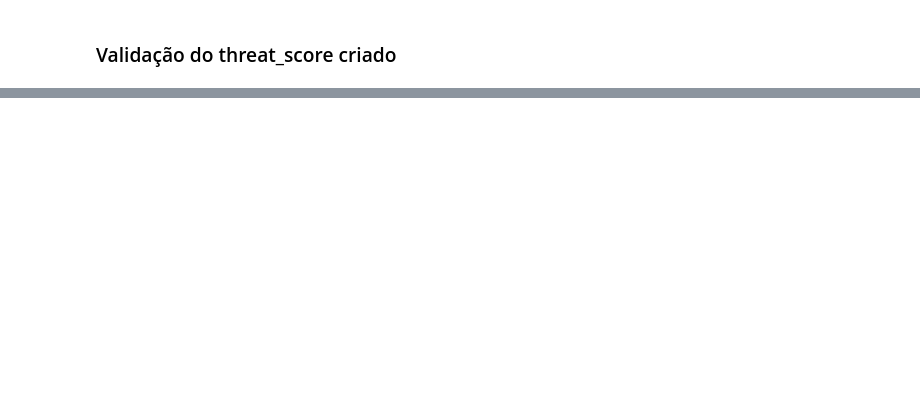
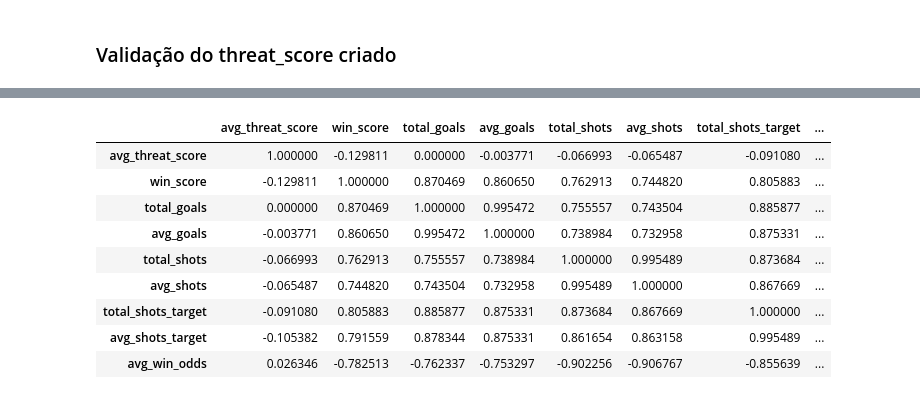
Before and after one commit to matheussmelo/defensive-performance-prediction, a Jupyter notebook: notebooks/2_engineering/target_engineering.ipynb, the cells around one changed output, grey strips where cells are left out. Drawn from its saved outputs; the diff is of its cells as text; code cells hidden in the pictures; blank space fills up the shorter version.

Commit message:
Validação do threat_score com base de odds por jogo e por time

```diff
--- a/notebooks/2_engineering/target_engineering.ipynb
+++ b/notebooks/2_engineering/target_engineering.ipynb
@@ -551,9 +728,9 @@ df_pl_match_stats_22_23_filtrado = df_pl_match_stats_22_23.select(
     'FTHG',
     'FTAG',
     'FTR',
-    'HTHG',
-    'HTAG',
-    'HTR',
+    #'HTHG',
+    #'HTAG',
+    #'HTR',
     'HS',
     'AS',
     'HST',
@@ -619,0 +790,10 @@ df_events.filter(F.col('gameId') == 4458).show()
+# %%
+df_avg_threat_match_stats = (
+    df_avg_threat.join(
+        df_pl_match_stats_22_23_filtrado_mapped,
+        on= ['date', 'homeTeamName', 'opponentTeamName'],
+        how='left'
+    )
+)
+
+df_avg_threat_match_stats.show()
@@ -619,0 +876,25 @@ df_events.filter(F.col('gameId') == 4458).show()
+# %%
+# Saldo do time da casa na temporada
+df_avg_threat_teams_season = (
+    df_team_match.groupby(
+        'TeamName'
+        )
+    .agg(
+        F.median(F.col('avg_threat_score')).alias('avg_threat_score'),
+
+        F.round(F.mean(F.when(F.col("win"), 1).otherwise(0)), 2).alias("win_score"),
+
+        F.sum(F.col('goals')).alias('total_goals'),
+        F.round(F.mean(F.col('goals')), 2).alias('avg_goals'),
+
+        F.sum(F.col('shots')).alias('total_shots'),
+        F.round(F.mean(F.col('shots')), 2).alias('avg_shots'),
+
+        F.sum(F.col('shots_target')).alias('total_shots_target'),
+        F.round(F.mean(F.col('shots_target')), 2).alias('avg_shots_target'),
+
+        F.round(F.median(F.col('avg_win_odds')), 2).alias('avg_win_odds'),
+    ).sort('win_score', ascending=False)
+)
+
+#df_avg_threat_teams_season.show()
@@ -619,0 +919,14 @@ df_events.filter(F.col('gameId') == 4458).show()
+# %%
+df_avg_threat_teams_season_pd = df_avg_threat_teams_season.toPandas()
+df_avg_threat_teams_season_pd.drop('TeamName', axis=1).corr('spearman')
+# %% [output]
+|  | avg_threat_score | win_score | total_goals | avg_goals | total_shots | avg_shots | total_shots_target | ... |
+| avg_threat_score | 1.000000 | -0.129811 | 0.000000 | -0.003771 | -0.066993 | -0.065487 | -0.091080 | ... |
+| win_score | -0.129811 | 1.000000 | 0.870469 | 0.860650 | 0.762913 | 0.744820 | 0.805883 | ... |
+| total_goals | 0.000000 | 0.870469 | 1.000000 | 0.995472 | 0.755557 | 0.743504 | 0.885877 | ... |
+| avg_goals | -0.003771 | 0.860650 | 0.995472 | 1.000000 | 0.738984 | 0.732958 | 0.875331 | ... |
+| total_shots | -0.066993 | 0.762913 | 0.755557 | 0.738984 | 1.000000 | 0.995489 | 0.873684 | ... |
+| avg_shots | -0.065487 | 0.744820 | 0.743504 | 0.732958 | 0.995489 | 1.000000 | 0.867669 | ... |
+| total_shots_target | -0.091080 | 0.805883 | 0.885877 | 0.875331 | 0.873684 | 0.867669 | 1.000000 | ... |
+| avg_shots_target | -0.105382 | 0.791559 | 0.878344 | 0.875331 | 0.861654 | 0.863158 | 0.995489 | ... |
+| avg_win_odds | 0.026346 | -0.782513 | -0.762337 | -0.753297 | -0.902256 | -0.906767 | -0.855639 | ... |
```
Also changed, not shown: parts of 26 cells of this notebook.
